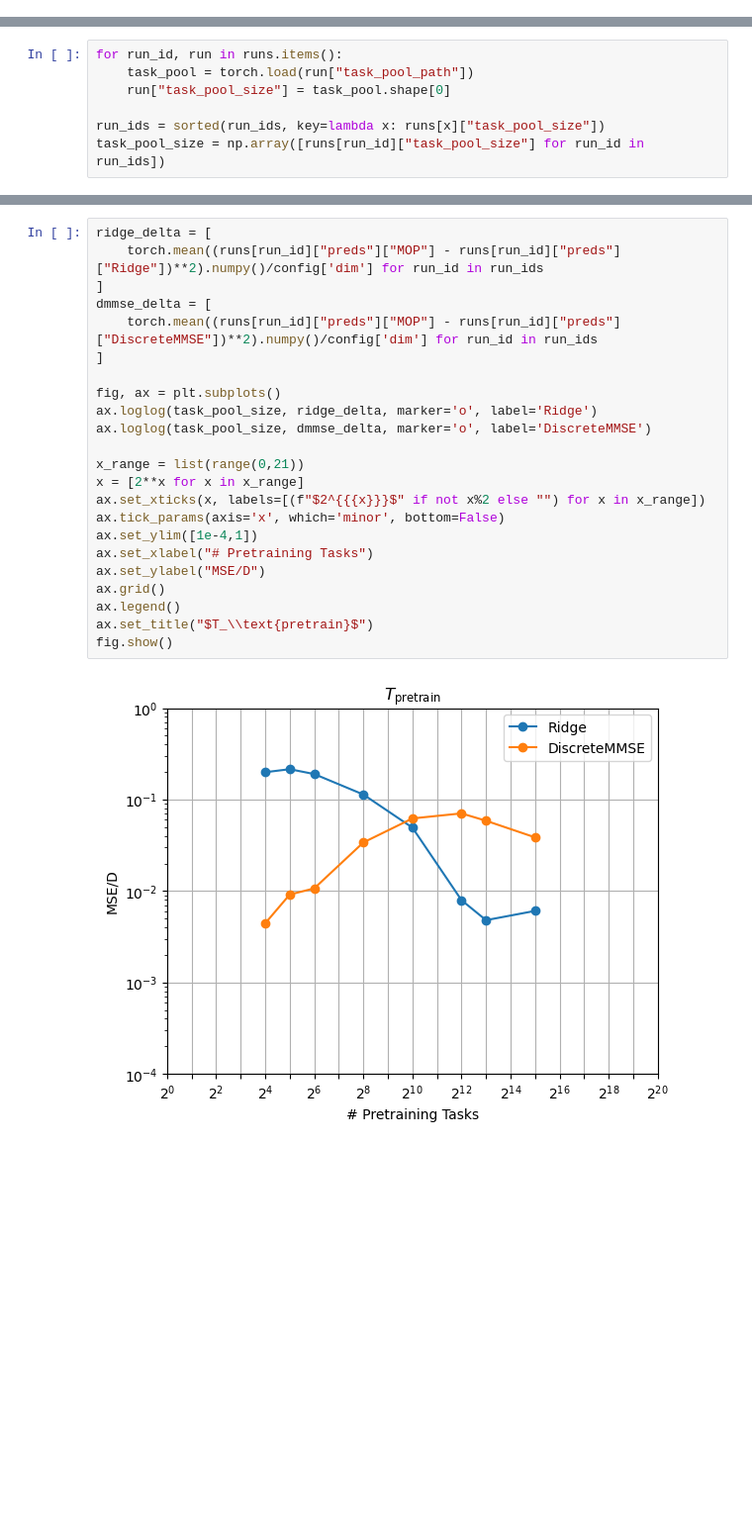
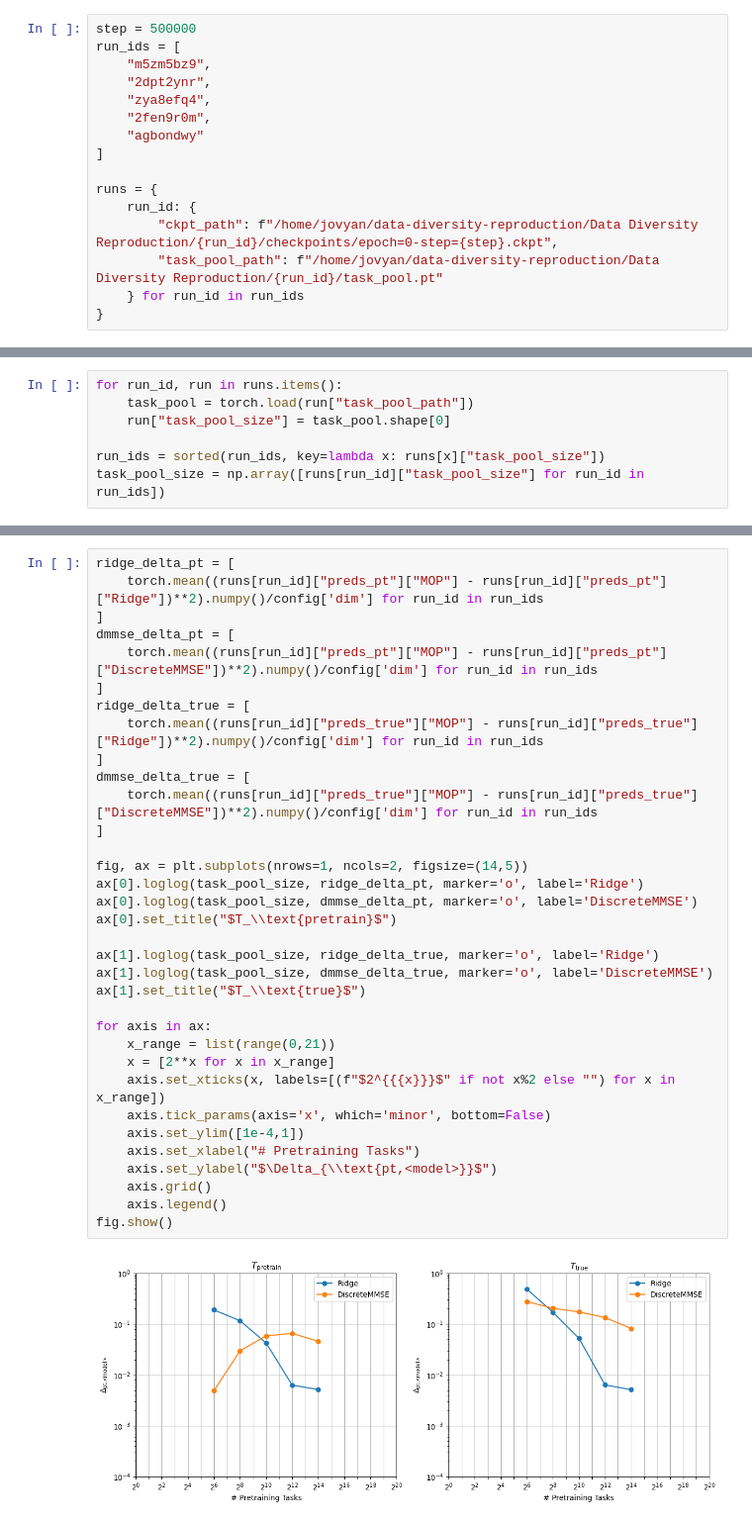
Before and after one commit to viktor-lundqvist/data-diversity-reproduction, a Jupyter notebook: src/validation.ipynb, the cells around one changed output, grey strips where cells are left out. Shown: that part at 99% size. Cells and saved outputs as stored; diff of their text form; blank space fills up the shorter version.

```diff
--- a/src/validation.ipynb
+++ b/src/validation.ipynb
@@ -14,4 +18,20 @@ device = 'cuda'
 
 with open('../config.yaml', 'r') as f:
     config = yaml.safe_load(f)
+# %%
+step = 500000
+run_ids = [
+    "m5zm5bz9",
+    "2dpt2ynr",
+    "zya8efq4",
+    "2fen9r0m",
+    "agbondwy"
+]
+
+runs = {
+    run_id: {
+        "ckpt_path": f"/home/jovyan/data-diversity-reproduction/Data Diversity Reproduction/{run_id}/checkpoints/epoch=0-step={step}.ckpt",
+        "task_pool_path": f"/home/jovyan/data-diversity-reproduction/Data Diversity Reproduction/{run_id}/task_pool.pt"
+    } for run_id in run_ids
+}
 # %%
@@ -100,26 +120,37 @@ for run_id, run in runs.items():
 # %%
-ridge_delta = [
-    torch.mean((runs[run_id]["preds"]["MOP"] - runs[run_id]["preds"]["Ridge"])**2).numpy()/config['dim'] for run_id in run_ids
+ridge_delta_pt = [
+    torch.mean((runs[run_id]["preds_pt"]["MOP"] - runs[run_id]["preds_pt"]["Ridge"])**2).numpy()/config['dim'] for run_id in run_ids
 ]
-dmmse_delta = [
-    torch.mean((runs[run_id]["preds"]["MOP"] - runs[run_id]["preds"]["DiscreteMMSE"])**2).numpy()/config['dim'] for run_id in run_ids
+dmmse_delta_pt = [
+    torch.mean((runs[run_id]["preds_pt"]["MOP"] - runs[run_id]["preds_pt"]["DiscreteMMSE"])**2).numpy()/config['dim'] for run_id in run_ids
+]
+ridge_delta_true = [
+    torch.mean((runs[run_id]["preds_true"]["MOP"] - runs[run_id]["preds_true"]["Ridge"])**2).numpy()/config['dim'] for run_id in run_ids
+]
+dmmse_delta_true = [
+    torch.mean((runs[run_id]["preds_true"]["MOP"] - runs[run_id]["preds_true"]["DiscreteMMSE"])**2).numpy()/config['dim'] for run_id in run_ids
 ]
 
-fig, ax = plt.subplots()
-ax.loglog(task_pool_size, ridge_delta, marker='o', label='Ridge')
-ax.loglog(task_pool_size, dmmse_delta, marker='o', label='DiscreteMMSE')
+fig, ax = plt.subplots(nrows=1, ncols=2, figsize=(14,5))
+ax[0].loglog(task_pool_size, ridge_delta_pt, marker='o', label='Ridge')
+ax[0].loglog(task_pool_size, dmmse_delta_pt, marker='o', label='DiscreteMMSE')
+ax[0].set_title("$T_\\text{pretrain}$")
 
-x_range = list(range(0,21))
-x = [2**x for x in x_range]
-ax.set_xticks(x, labels=[(f"$2^{{{x}}}$" if not x%2 else "") for x in x_range])
-ax.tick_params(axis='x', which='minor', bottom=False)
-ax.set_ylim([1e-4,1])
-ax.set_xlabel("# Pretraining Tasks")
-ax.set_ylabel("MSE/D")
-ax.grid()
-ax.legend()
-ax.set_title("$T_\\text{pretrain}$")
+ax[1].loglog(task_pool_size, ridge_delta_true, marker='o', label='Ridge')
+ax[1].loglog(task_pool_size, dmmse_delta_true, marker='o', label='DiscreteMMSE')
+ax[1].set_title("$T_\\text{true}$")
+
+for axis in ax:
+    x_range = list(range(0,21))
+    x = [2**x for x in x_range]
+    axis.set_xticks(x, labels=[(f"$2^{{{x}}}$" if not x%2 else "") for x in x_range])
+    axis.tick_params(axis='x', which='minor', bottom=False)
+    axis.set_ylim([1e-4,1])
+    axis.set_xlabel("# Pretraining Tasks")
+    axis.set_ylabel("$\Delta_{\\text{pt,<model>}}$")
+    axis.grid()
+    axis.legend()
 fig.show()
 # %% [output]
-[figure, old version]
+[figure, new version]
 # %%
```
Also changed, not shown: parts of 6 cells of this notebook, 3 other files.
